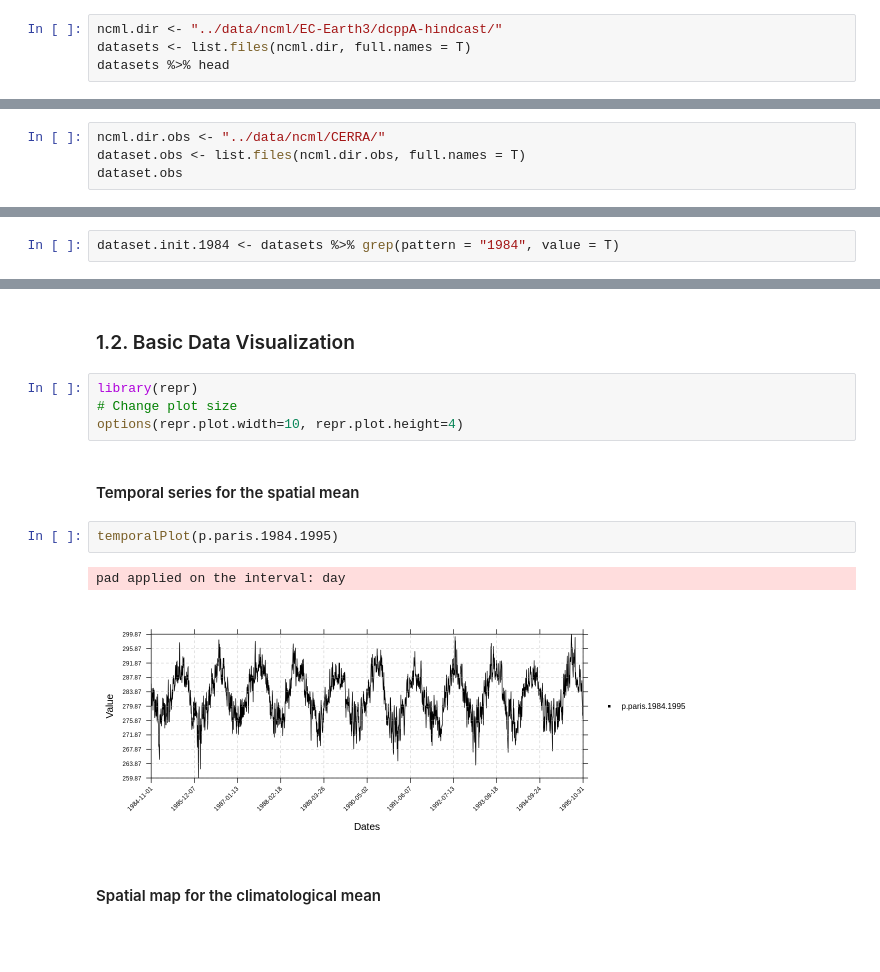
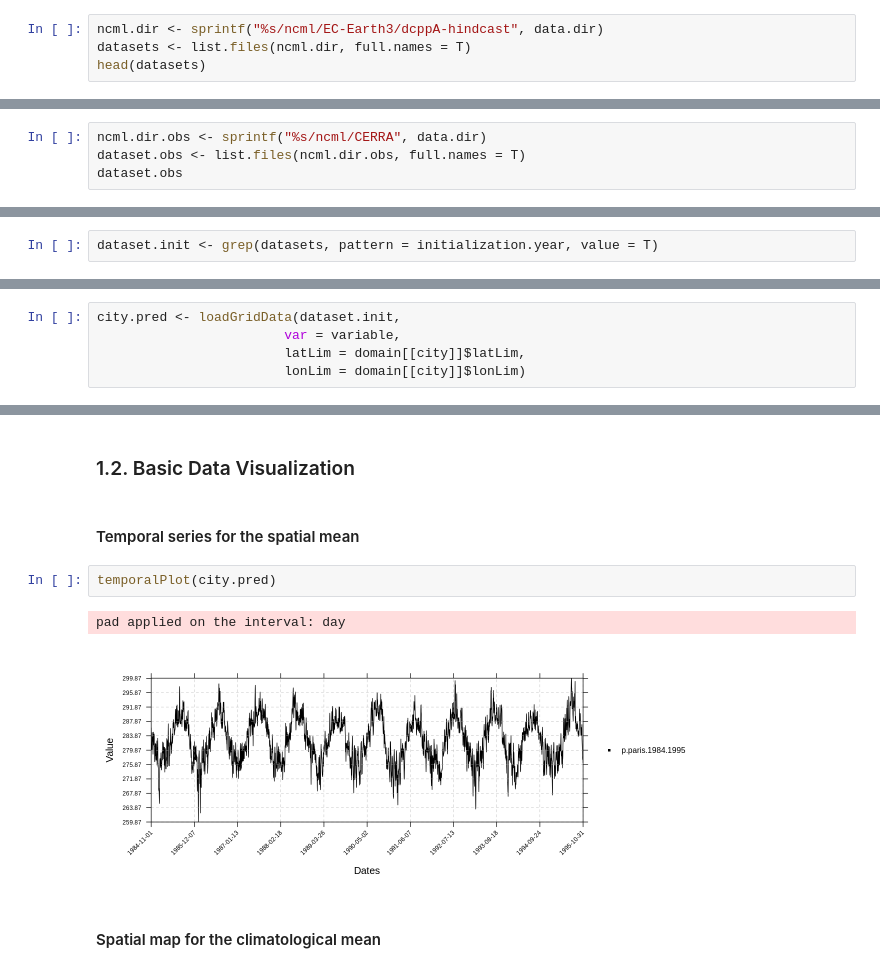
Before and after one commit to impetus4change/T31-ESD-hub, a Jupyter notebook: Notebooks/2024_bias_correction_with_climate4R.ipynb, the cells around one changed output, grey strips where cells are left out. Drawn from its saved outputs; the diff is of its cells as text; blank space fills up the shorter version.

```diff
--- a/Notebooks/2024_bias_correction_with_climate4R.ipynb
+++ b/Notebooks/2024_bias_correction_with_climate4R.ipynb
@@ -34,9 +42,9 @@ library(sp)
 # %% [markdown]
 ## 1. Data loading and basic visualization
 # %%
-ncml.dir <- "../data/ncml/EC-Earth3/dcppA-hindcast/"
+ncml.dir <- sprintf("%s/ncml/EC-Earth3/dcppA-hindcast", data.dir)
 datasets <- list.files(ncml.dir, full.names = T)
-datasets %>% head
+head(datasets)
 # %% [output]
 [1] "../data/ncml/EC-Earth3/dcppA-hindcast//s1960-r1i4p1f1_day_tas_gr_v20220322.ncml"
 [2] "../data/ncml/EC-Earth3/dcppA-hindcast//s1961-r1i4p1f1_day_tas_gr_v20220322.ncml"
@@ -45,7 +53,7 @@ datasets %>% head
 [5] "../data/ncml/EC-Earth3/dcppA-hindcast//s1964-r1i4p1f1_day_tas_gr_v20220322.ncml"
 [6] "../data/ncml/EC-Earth3/dcppA-hindcast//s1965-r1i4p1f1_day_tas_gr_v20220322.ncml"
 # %%
-ncml.dir.obs <- "../data/ncml/CERRA/"
+ncml.dir.obs <- sprintf("%s/ncml/CERRA", data.dir)
 dataset.obs <- list.files(ncml.dir.obs, full.names = T)
 dataset.obs
 # %% [output]
@@ -57,2 +65,2 @@ Example for the 1984 initialization, covering Nov-1984 to Oct-1995.
 # %%
-dataset.init.1984 <- datasets %>% grep(pattern = "1984", value = T)
+dataset.init <- grep(datasets, pattern = initialization.year, value = T)
@@ -71,0 +67,5 @@ p.paris.1984.1995 <- loadGridData(dataset.init.1984,
+# %%
+city.pred <- loadGridData(dataset.init,
+                        var = variable,
+                        latLim = domain[[city]]$latLim,
+                        lonLim = domain[[city]]$lonLim)
@@ -94,16 +102,12 @@ List of 4
 # %% [markdown]
 ### 1.2. Basic Data Visualization
-# %%
-library(repr)
-# Change plot size
-options(repr.plot.width=10, repr.plot.height=4)
 # %% [markdown]
 #### Temporal series for the spatial mean
-# %%
-temporalPlot(p.paris.1984.1995)
-# %% [output]
-pad applied on the interval: day
-[figure, removed]
+# %%
+temporalPlot(city.pred)
+# %% [output]
+pad applied on the interval: day
+[figure, added]
 # %% [markdown]
 #### Spatial map for the climatological mean
 # %% [markdown]
```
Also changed, not shown: parts of 55 cells of this notebook, 1 other file.
